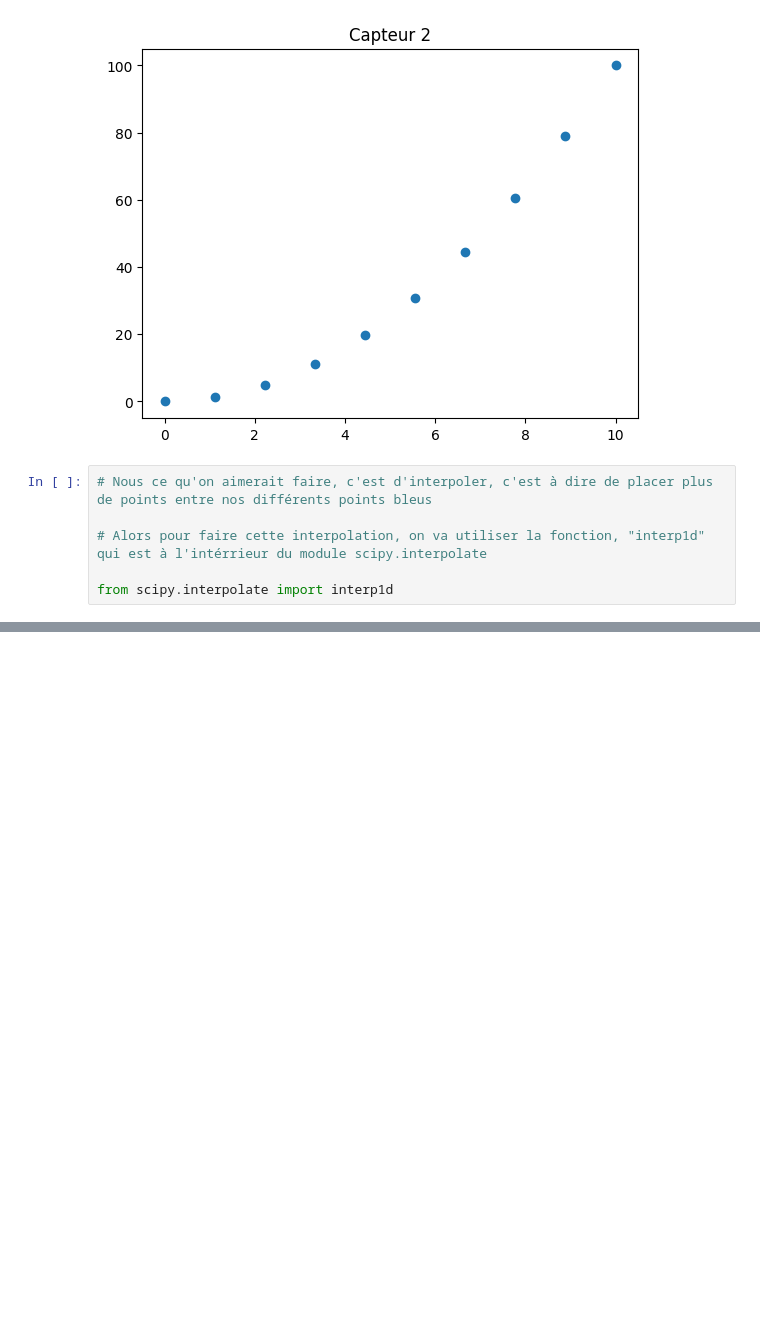
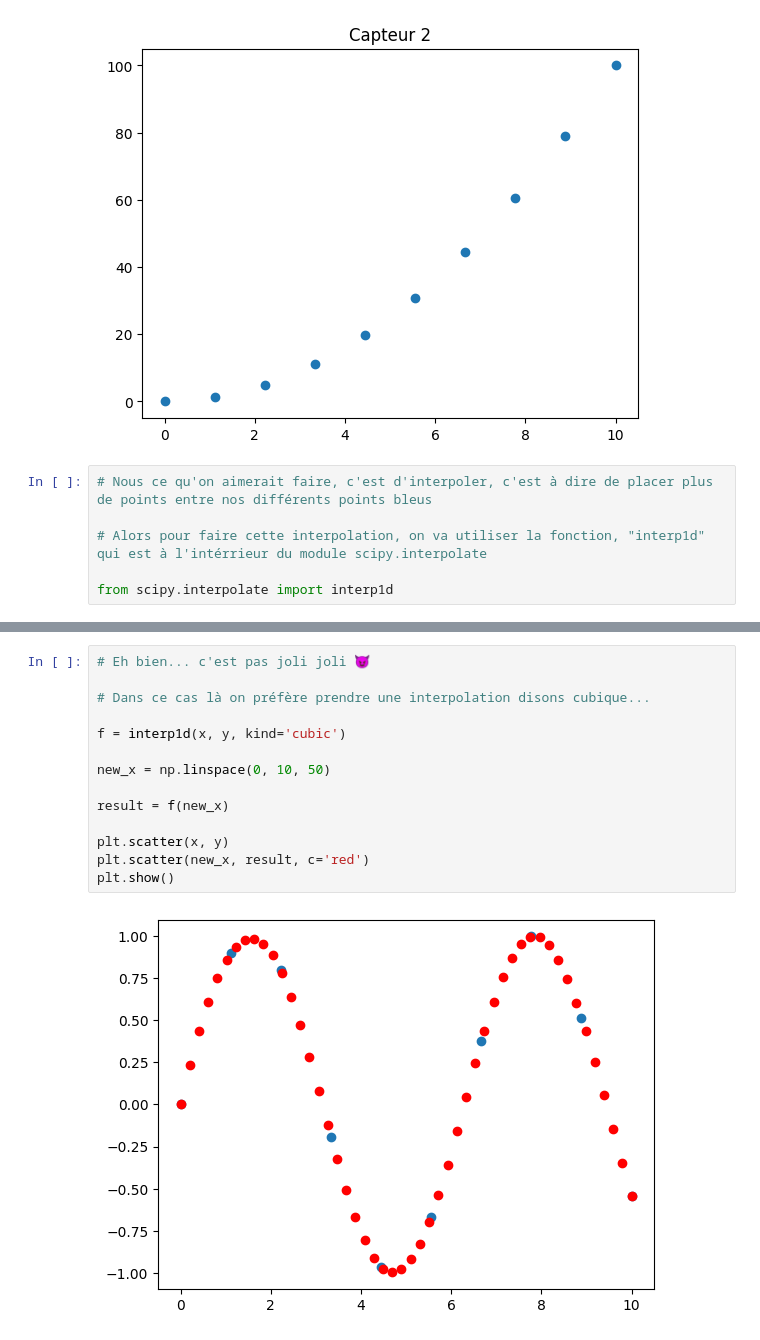
Before and after one commit to PatriceDAGBE/Data-Science-Formation, a Jupyter notebook: Machine Learnia/Base Python/5 Scipy courses.ipynb, the cells around one changed output, grey strips where cells are left out. Drawn from its saved outputs; the diff is of its cells as text; blank space fills up the shorter version.

```diff
--- a/Machine Learnia/Base Python/5 Scipy courses.ipynb
+++ b/Machine Learnia/Base Python/5 Scipy courses.ipynb
@@ -53,0 +108,16 @@ from scipy.interpolate import interp1d
+# %%
+# Eh bien... c'est pas joli joli 😈
+
+# Dans ce cas là on préfère prendre une interpolation disons cubique...
+
+f = interp1d(x, y, kind='cubic')
+
+new_x = np.linspace(0, 10, 50)
+
+result = f(new_x)
+
+plt.scatter(x, y)
+plt.scatter(new_x, result, c='red')
+plt.show()
+# %% [output]
+[figure, added]
```
Also changed, not shown: parts of 7 cells of this notebook, 2 other files.
